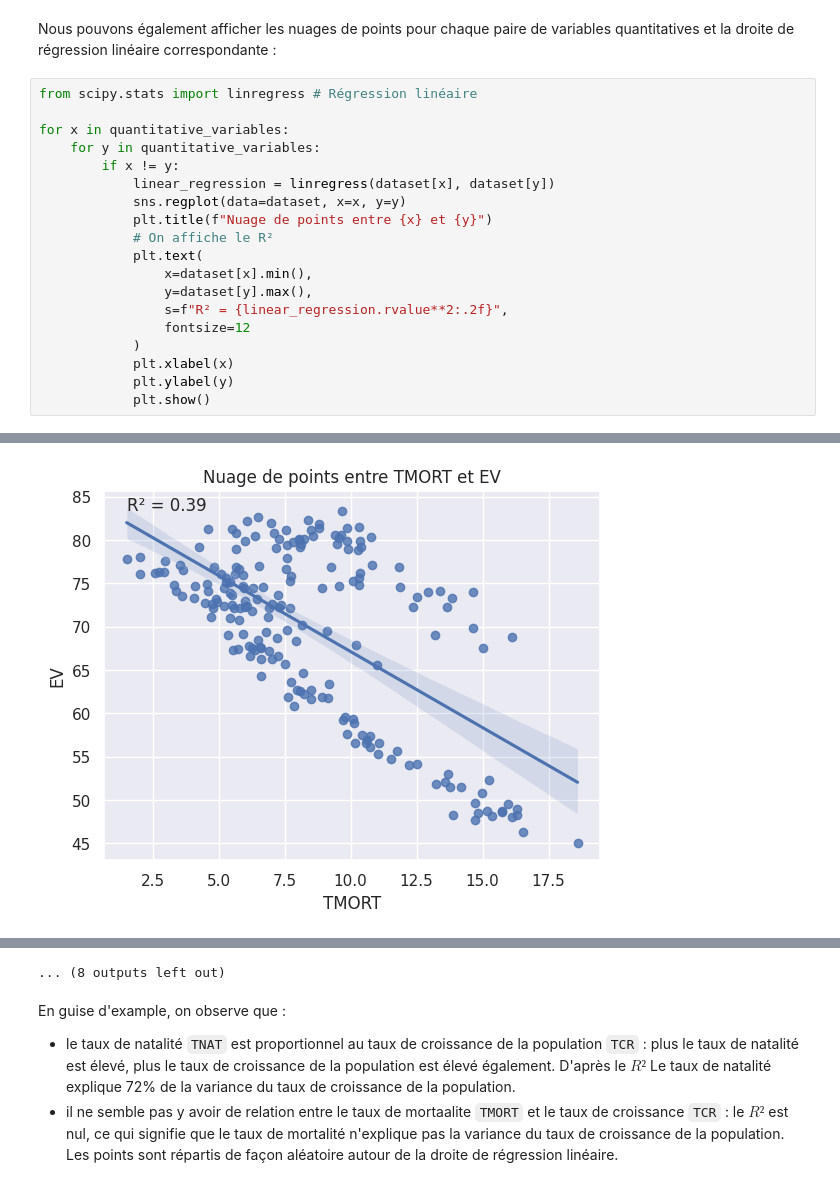
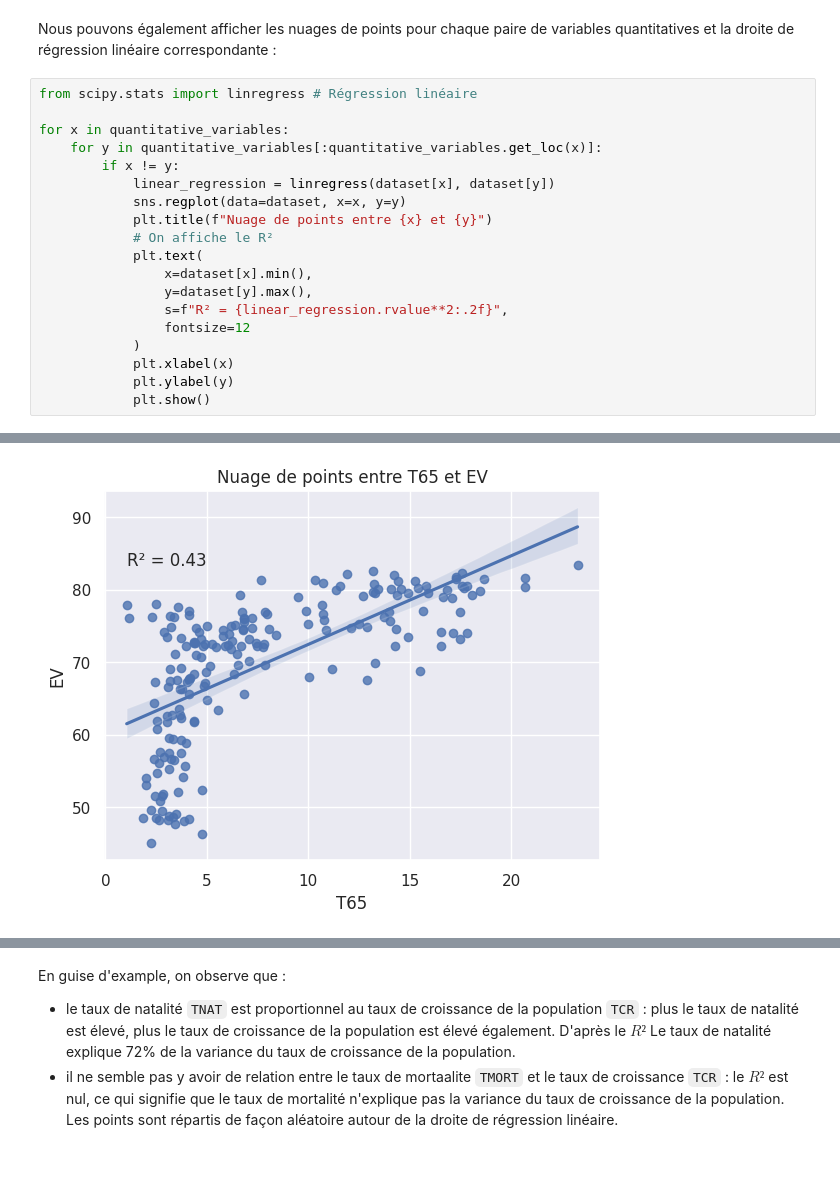
Before and after one commit to cmnemoi/Projet_Data_Exploration, a Jupyter notebook: Projet_Data_Exploration.ipynb, the cells around one changed output, grey strips where cells are left out. Cells and saved outputs as stored; diff of their text form.

```diff
--- a/Projet_Data_Exploration.ipynb
+++ b/Projet_Data_Exploration.ipynb
@@ -174,7 +174,7 @@ Nous pouvons également afficher les nuages de points pour chaque paire de varia
 from scipy.stats import linregress # Régression linéaire
 
 for x in quantitative_variables:
-    for y in quantitative_variables:
+    for y in quantitative_variables[:quantitative_variables.get_loc(x)]:
         if x != y:
             linear_regression = linregress(dataset[x], dataset[y])
             sns.regplot(data=dataset, x=x, y=y)
@@ -198 +198 @@ for x in quantitative_variables:
-[figure, old version]
+[figure, new version]
@@ -205,4 +203,3 @@ for x in quantitative_variables:
-... (8 outputs left out)
 # %% [markdown]
 En guise d'example, on observe que :
 - le taux de natalité `TNAT` est proportionnel au taux de croissance de la population `TCR` : plus le taux de natalité est élevé, plus le taux de croissance de la population est élevé également. D'après le $R²$ Le taux de natalité explique 72% de la variance du taux de croissance de la population.
```
Also changed, not shown: parts of 9 cells of this notebook.
